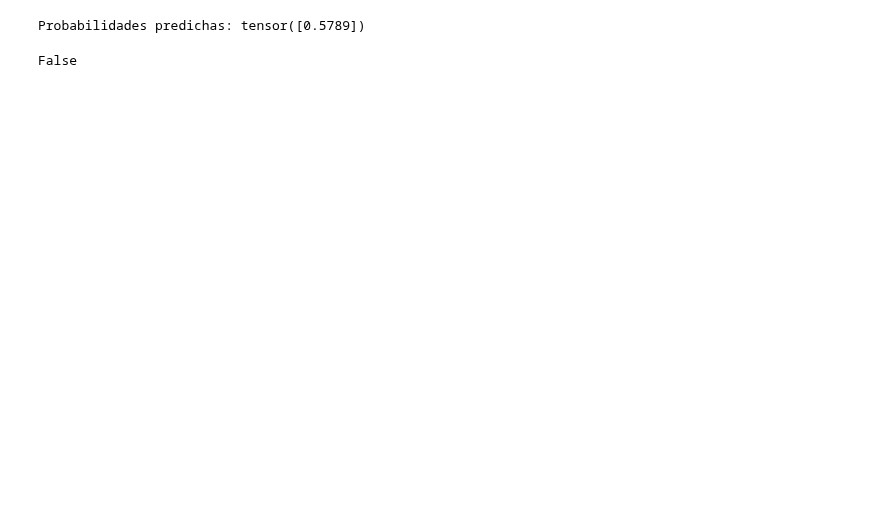
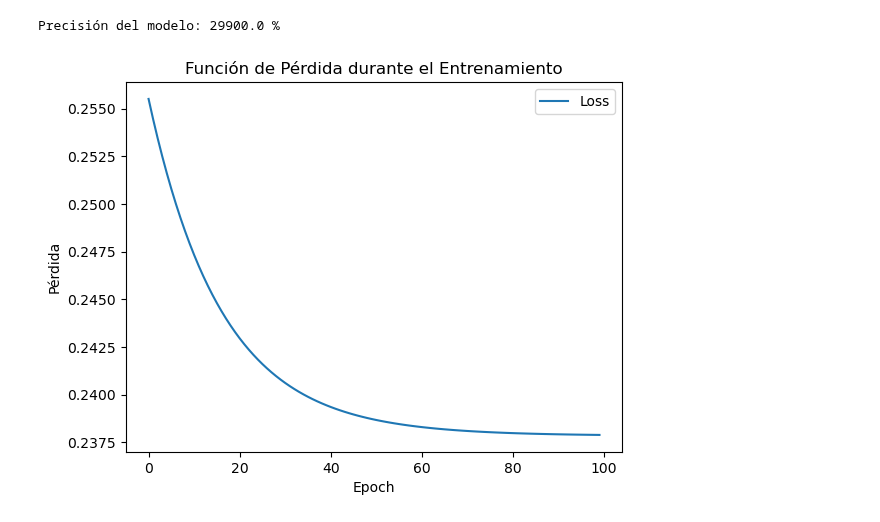
Before and after one commit to marcanii/SIS421---2-23, a Jupyter notebook: Practices/Practice1/neural_networks_01.ipynb, the cells around one changed output. Drawn from its saved outputs; the diff is of its cells as text; code cells hidden in the pictures; blank space fills up the shorter version.

```diff
--- a/Practices/Practice1/neural_networks_01.ipynb
+++ b/Practices/Practice1/neural_networks_01.ipynb
@@ -39,31 +75,46 @@ class MLP(nn.Module):
         return output
+# %%
+def calculate_accuracy(model, input_data, true_labels):
+    # Evaluación
+    with torch.no_grad():
+        predicted_probs = model(input_data).squeeze()
+        predicted_labels = (predicted_probs >= 0.5).float()  # Convertir a tipo float32
+        correct_predictions = (predicted_labels == true_labels).sum().item()
+        accuracy = correct_predictions / len(true_labels) * 100.0
+        return accuracy
 # %%
-
-# Parámetros de la red
-input_size = 10
+# Parámetros para la red neuronal
+input_size = 9
 hidden_size = 40
 output_size = 1
 
 # Crear una instancia de la red
-mlp_model = MLP(input_size, hidden_size, output_size)
+mlp_model = BinaryClassifier(input_size, hidden_size)
 
 # Definir función de pérdida y optimizador
 criterion = nn.MSELoss()  # Usar error cuadrático medio para tareas de regresión
-optimizer = optim.Adam(mlp_model.parameters(), lr=0.001)
+optimizer = optim.SGD(mlp_model.parameters(), lr=0.1)
 
 # Entrenamiento de la red
-num_epochs = 1000
+num_epochs = 100
+
+# guardar la pérdida para cada época
+h_loss = []
+h_acc = []
 
 for epoch in range(num_epochs):
-    # Paso de adelante y retropropagación
+    optimizer.zero_grad()
     outputs = mlp_model(X_train)
-    loss = criterion(outputs, y_train)
-    optimizer.zero_grad()
+    loss = criterion(outputs.squeeze(), y_train)  # Squeeze para hacer que las formas coincidan
     loss.backward()
     optimizer.step()
 
-    if (epoch + 1) % 100 == 0:
-        print(f'Epoch [{epoch+1}/{num_epochs}], Loss: {loss.item():.4f}')
+    if (epoch + 1) % 10 == 0:
+        accuracy = calculate_accuracy(mlp_model, X_train, y_train)
+        print(f'Epoch [{epoch+1}/{num_epochs}], Loss: {loss.item():.4f}, Accuracy: {accuracy:.2f}%')
+
+    h_loss.append(loss.item())
+
 
 print("Entrenamiento completado.")
 # %% [output]
@@ -89,18 +132,20 @@ def predict_probabilities(model, input_data):
-# %%
-# ...
-
-X_new = X_test[10]  # Ejemplo de nuevos datos de entrada
-
-# Convertir los datos de entrada a tensores PyTorch
-X_new_tensor = torch.tensor(X_new, dtype=torch.float32)
-
-predicted_probabilities = predict_probabilities(mlp_model, X_new_tensor)
-
-print("Probabilidades predichas:", predicted_probabilities)
-# %% [output]
-Probabilidades predichas: tensor([0.5789])
-# %%
-import torch
-torch.cuda.is_available()
-# %% [output]
-False
+# %%
+# Ejemplo de nuevos datos de entrada
+X_new = X_test
+
+# Calcular y obtener la precisión del modelo
+accuracy = calculate_accuracy(mlp_model, X_new, y_test)
+
+print("Precisión del modelo:", accuracy, "%")
+# %% [output]
+Precisión del modelo: 29900.0 %
+# %%
+# Graficar la función de pérdida
+plt.plot(h_loss, label='Loss')
+plt.xlabel('Epoch')
+plt.ylabel('Pérdida')
+plt.title('Función de Pérdida durante el Entrenamiento')
+plt.legend()
+plt.show()
+# %% [output]
+[figure, added]
```
Also changed, not shown: parts of 13 cells of this notebook, 5 other files.
